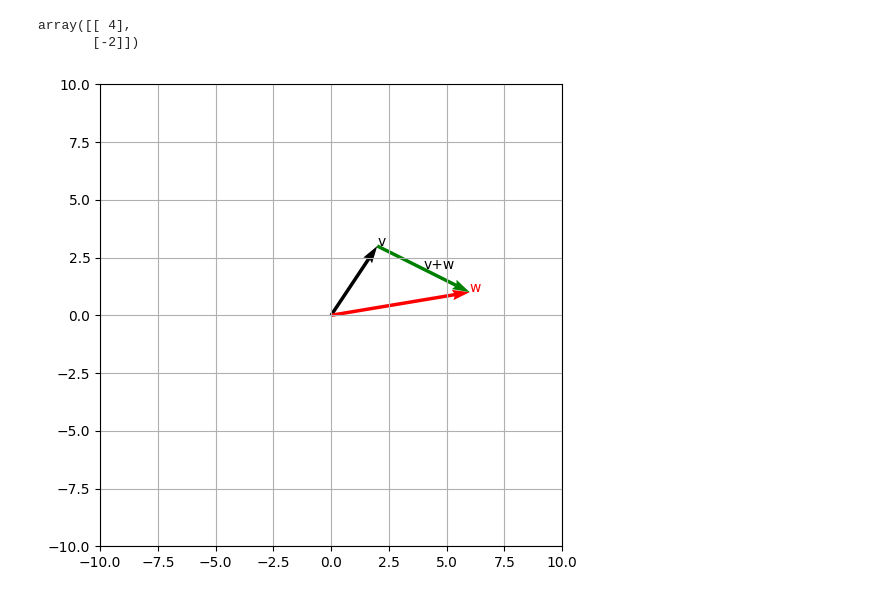
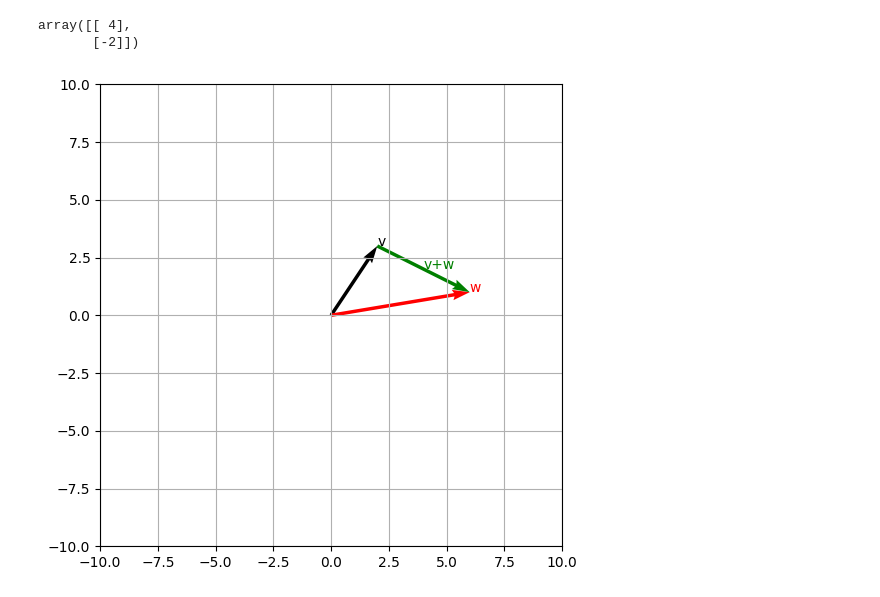
Before and after one commit to CoderAalok/Python_Libraries, a Jupyter notebook: Math for Machine Learning/vector_addition_scalar_multiplication.ipynb, the cells around one changed output. Saved outputs shown, nothing was run; the diff lists cells and outputs as text; code cells hidden in the pictures.

```diff
--- a/Math for Machine Learning/vector_addition_scalar_multiplication.ipynb
+++ b/Math for Machine Learning/vector_addition_scalar_multiplication.ipynb
@@ -52,25 +52,21 @@ array([[ 4],
 # %%
 fig, ax = plt.subplots(figsize=(10,6))
 
 ax.quiver(*origin, *v, angles='xy', scale_units='xy', scale=1)
 ax.quiver(*origin, *w, angles='xy', color='r', scale_units='xy', scale=1)
 ax.quiver(*v, *sum_v_w, angles='xy', color='g', scale_units='xy', scale=1)
-
-
 
 ax.grid()
 
 ax.set_xlim(-10,10)
 ax.set_ylim(-10,10)
 ax.set_aspect('equal')
 
 # arrow text
 ax.text(v[0][0],v[1][0], 'v')
 ax.text(w[0][0],w[1][0], 'w', color='r')
-ax.text(sum_v_w[0][0],-sum_v_w[1][0], 'v+w', color='k')
-
-
+ax.text(sum_v_w[0][0],-sum_v_w[1][0], 'v+w', color='g')
 
 plt.show()
 # %% [output]
-[figure, old version]
+[figure, new version]
```
